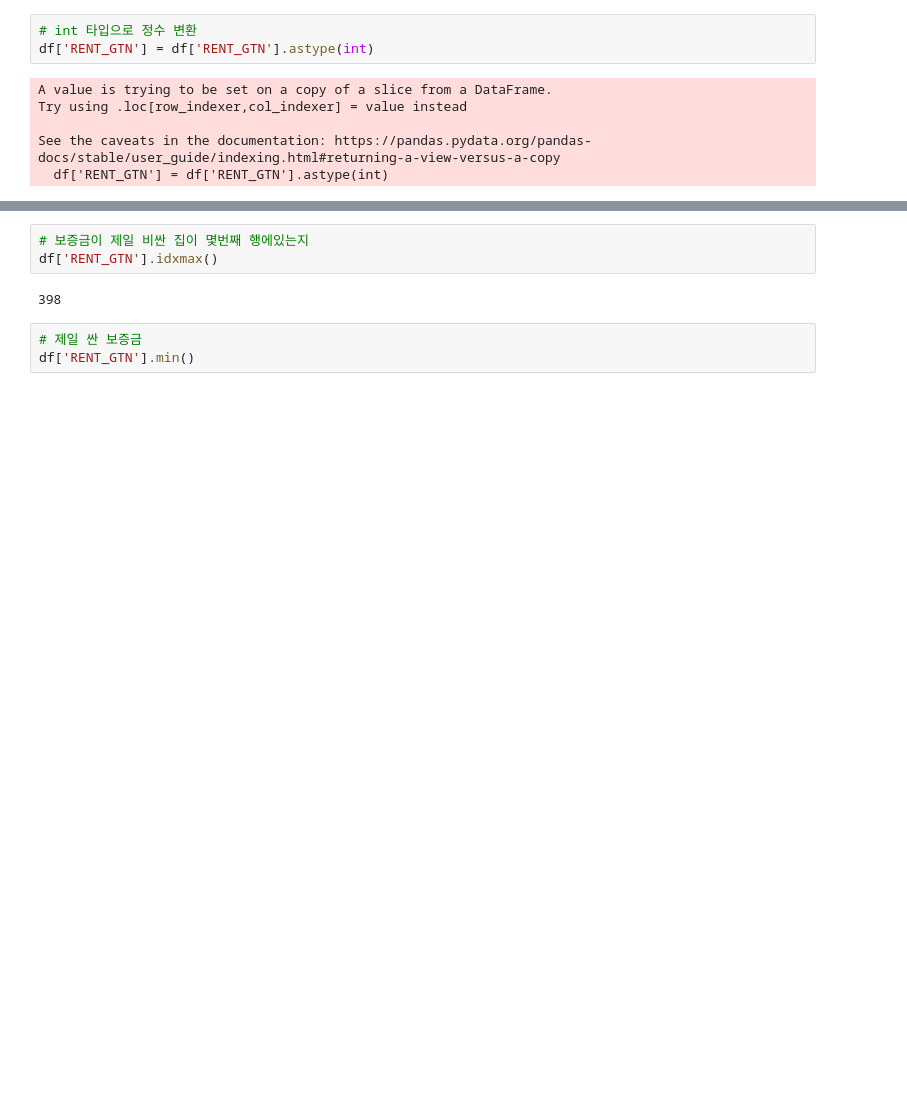
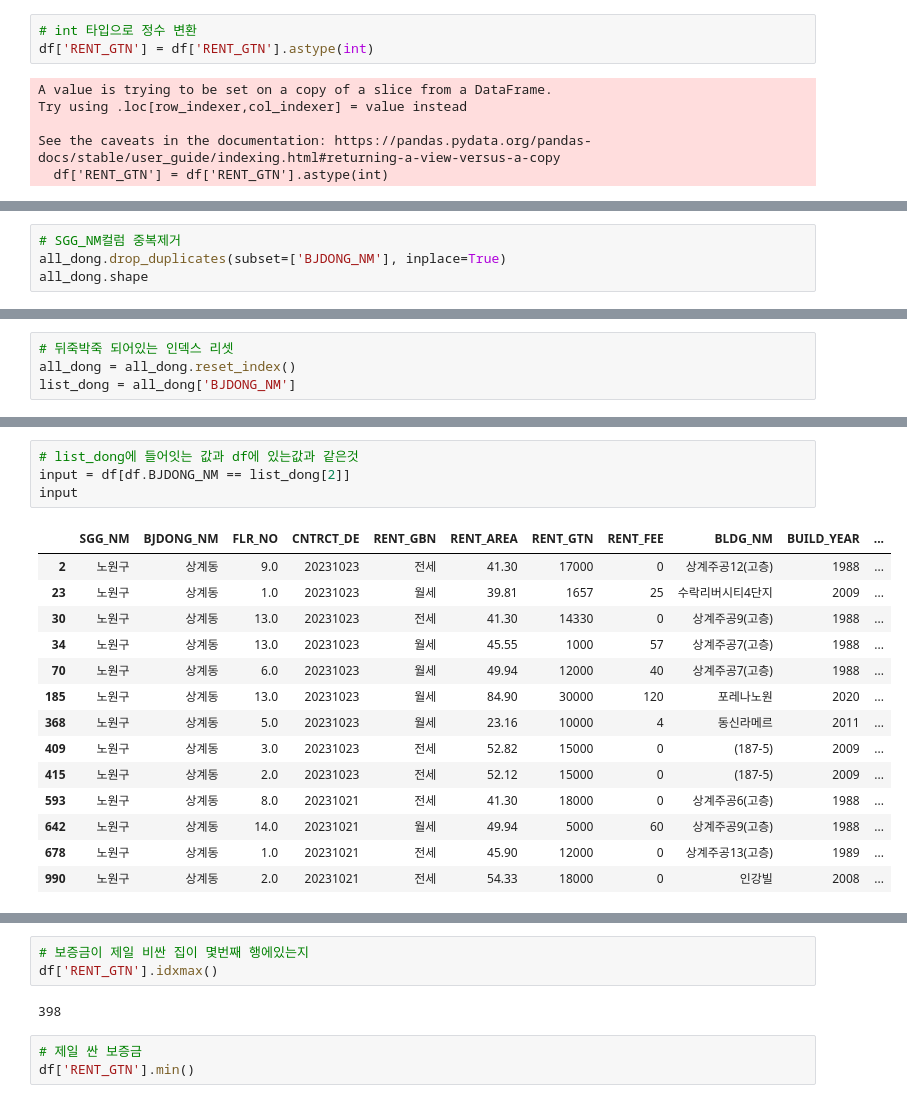
Before and after one commit to MinJun1998/Chatbot_Project, a Jupyter notebook: 심민준/04.서울전월세가 copy 5.ipynb, the cells around one changed output, grey strips where cells are left out. Saved outputs shown, nothing was run; the diff lists cells and outputs as text; blank space fills up the shorter version.

```diff
--- a/심민준/04.서울전월세가 copy 5.ipynb
+++ b/심민준/04.서울전월세가 copy 5.ipynb
@@ -152,0 +159,4 @@ df['RENT_GTN'].max()
+# %%
+# SGG_NM컬럼 중복제거
+all_dong.drop_duplicates(subset=['BJDONG_NM'], inplace=True)
+all_dong.shape
@@ -152,0 +169,4 @@ df['RENT_GTN'].max()
+# %%
+# 뒤죽박죽 되어있는 인덱스 리셋
+all_dong = all_dong.reset_index()
+list_dong = all_dong['BJDONG_NM']
@@ -152,0 +199,19 @@ df['RENT_GTN'].max()
+# %%
+# list_dong에 들어잇는 값과 df에 있는값과 같은것
+input = df[df.BJDONG_NM == list_dong[2]]
+input
+# %% [output]
+|  | SGG_NM | BJDONG_NM | FLR_NO | CNTRCT_DE | RENT_GBN | RENT_AREA | RENT_GTN | RENT_FEE | BLDG_NM | BUILD_YEAR | ... |
+| 2 | 노원구 | 상계동 | 9.0 | 20231023 | 전세 | 41.30 | 17000 | 0 | 상계주공12(고층) | 1988 | ... |
+| 23 | 노원구 | 상계동 | 1.0 | 20231023 | 월세 | 39.81 | 1657 | 25 | 수락리버시티4단지 | 2009 | ... |
+| 30 | 노원구 | 상계동 | 13.0 | 20231023 | 전세 | 41.30 | 14330 | 0 | 상계주공9(고층) | 1988 | ... |
+| 34 | 노원구 | 상계동 | 13.0 | 20231023 | 월세 | 45.55 | 1000 | 57 | 상계주공7(고층) | 1988 | ... |
+| 70 | 노원구 | 상계동 | 6.0 | 20231023 | 월세 | 49.94 | 12000 | 40 | 상계주공7(고층) | 1988 | ... |
+| 185 | 노원구 | 상계동 | 13.0 | 20231023 | 월세 | 84.90 | 30000 | 120 | 포레나노원 | 2020 | ... |
+| 368 | 노원구 | 상계동 | 5.0 | 20231023 | 월세 | 23.16 | 10000 | 4 | 동신라메르 | 2011 | ... |
+| 409 | 노원구 | 상계동 | 3.0 | 20231023 | 전세 | 52.82 | 15000 | 0 | (187-5) | 2009 | ... |
+| 415 | 노원구 | 상계동 | 2.0 | 20231023 | 전세 | 52.12 | 15000 | 0 | (187-5) | 2009 | ... |
+| 593 | 노원구 | 상계동 | 8.0 | 20231021 | 전세 | 41.30 | 18000 | 0 | 상계주공6(고층) | 1988 | ... |
+| 642 | 노원구 | 상계동 | 14.0 | 20231021 | 월세 | 49.94 | 5000 | 60 | 상계주공9(고층) | 1988 | ... |
+| 678 | 노원구 | 상계동 | 1.0 | 20231021 | 전세 | 45.90 | 12000 | 0 | 상계주공13(고층) | 1989 | ... |
+| 990 | 노원구 | 상계동 | 2.0 | 20231021 | 전세 | 54.33 | 18000 | 0 | 인강빌 | 2008 | ... |
```
Also changed, not shown: parts of 24 cells of this notebook, 3 other files.
